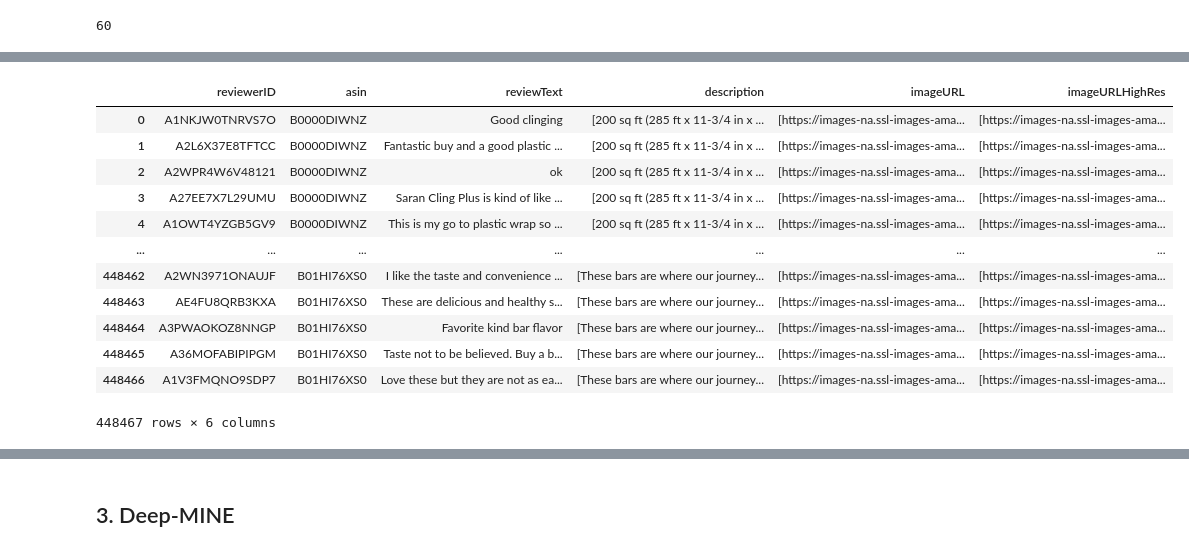
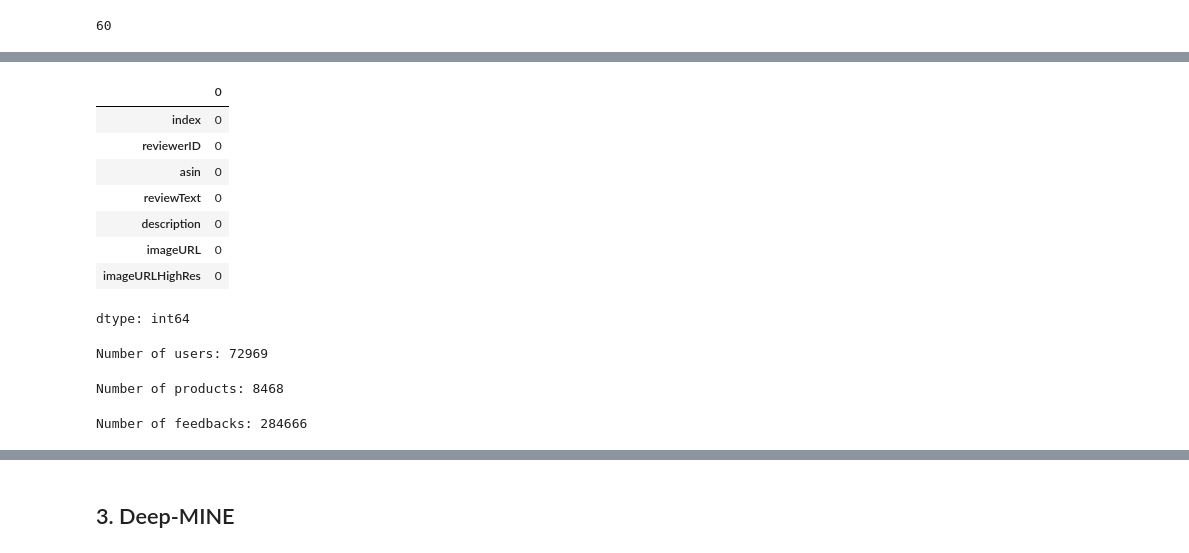
Before and after one commit to vichShir/deep-mine, a Jupyter notebook: Deep_MINE.ipynb, the cells around one changed output, grey strips where cells are left out. Saved outputs shown, nothing was run; the diff lists cells and outputs as text; code cells hidden in the pictures.

```diff
--- a/Deep_MINE.ipynb
+++ b/Deep_MINE.ipynb
@@ -180,0 +198,3 @@ df_products_cleaned.shape
+# %%
+# avoid urls in descriptions
+df_products_cleaned['description'] = df_products_cleaned['description'].apply(lambda x: [text for text in x if 'http' not in text]).apply(lambda x: ' '.join(x))
@@ -181,5 +207,5 @@ df_products_cleaned.shape
 # %%
-df_prime_pantry = df_reviews.merge(df_products_cleaned, on='asin')
+df_prime_pantry = df_reviews.merge(df_products_cleaned, on='asin', how='right')  # use `right` to keep products without feedback
 print(df_prime_pantry.shape)
 df_prime_pantry.head()
 # %% [output]
@@ -251,0 +278,8 @@ Feedbacks: 448,467
+# %%
+# keep only users with at least 2 feedbacks, one for training set and one for the test set
+users_at_leat_two_feedbacks = df_prime_pantry['reviewerID'].value_counts()[df_prime_pantry['reviewerID'].value_counts() > 1]
+df_prime_pantry = df_prime_pantry[df_prime_pantry['reviewerID'].isin(users_at_leat_two_feedbacks.index)].reset_index(drop=True).reset_index()
+# %%
+# map null values to remove
+df_prime_pantry = df_prime_pantry.replace({'None': np.nan, '': np.nan})
+df_prime_pantry = df_prime_pantry.dropna()
@@ -252,16 +297,12 @@ Feedbacks: 448,467
 # %%
-df_prime_pantry
+df_prime_pantry.isnull().sum()
 # %% [output]
-|  | reviewerID | asin | reviewText | description | imageURL | imageURLHighRes |
-| 0 | A1NKJW0TNRVS7O | B0000DIWNZ | Good clinging | [200 sq ft (285 ft x 11-3/4 in x ... | [https://images-na.ssl-images-ama... | [https://images-na.ssl-images-ama... |
-| 1 | A2L6X37E8TFTCC | B0000DIWNZ | Fantastic buy and a good plastic ... | [200 sq ft (285 ft x 11-3/4 in x ... | [https://images-na.ssl-images-ama... | [https://images-na.ssl-images-ama... |
-| 2 | A2WPR4W6V48121 | B0000DIWNZ | ok | [200 sq ft (285 ft x 11-3/4 in x ... | [https://images-na.ssl-images-ama... | [https://images-na.ssl-images-ama... |
-| 3 | A27EE7X7L29UMU | B0000DIWNZ | Saran Cling Plus is kind of like ... | [200 sq ft (285 ft x 11-3/4 in x ... | [https://images-na.ssl-images-ama... | [https://images-na.ssl-images-ama... |
-| 4 | A1OWT4YZGB5GV9 | B0000DIWNZ | This is my go to plastic wrap so ... | [200 sq ft (285 ft x 11-3/4 in x ... | [https://images-na.ssl-images-ama... | [https://images-na.ssl-images-ama... |
-| ... | ... | ... | ... | ... | ... | ... |
-| 448462 | A2WN3971ONAUJF | B01HI76XS0 | I like the taste and convenience ... | [These bars are where our journey... | [https://images-na.ssl-images-ama... | [https://images-na.ssl-images-ama... |
-| 448463 | AE4FU8QRB3KXA | B01HI76XS0 | These are delicious and healthy s... | [These bars are where our journey... | [https://images-na.ssl-images-ama... | [https://images-na.ssl-images-ama... |
-| 448464 | A3PWAOKOZ8NNGP | B01HI76XS0 | Favorite kind bar flavor | [These bars are where our journey... | [https://images-na.ssl-images-ama... | [https://images-na.ssl-images-ama... |
-| 448465 | A36MOFABIPIPGM | B01HI76XS0 | Taste not to be believed. Buy a b... | [These bars are where our journey... | [https://images-na.ssl-images-ama... | [https://images-na.ssl-images-ama... |
-| 448466 | A1V3FMQNO9SDP7 | B01HI76XS0 | Love these but they are not as ea... | [These bars are where our journey... | [https://images-na.ssl-images-ama... | [https://images-na.ssl-images-ama... |
+|  | 0 |
+| index | 0 |
+| reviewerID | 0 |
+| asin | 0 |
+| reviewText | 0 |
+| description | 0 |
+| imageURL | 0 |
+| imageURLHighRes | 0 |
-448467 rows × 6 columns
+dtype: int64
@@ -267,0 +313,12 @@ df_prime_pantry
+# %%
+print(f'Number of users:', df_prime_pantry['reviewerID'].nunique())
+# %% [output]
+Number of users: 72969
+# %%
+print(f'Number of products:', df_prime_pantry['asin'].nunique())
+# %% [output]
+Number of products: 8468
+# %%
+print(f'Number of feedbacks:', df_prime_pantry.shape[0])
+# %% [output]
+Number of feedbacks: 284666
```
Also changed, not shown: parts of 62 cells of this notebook.
